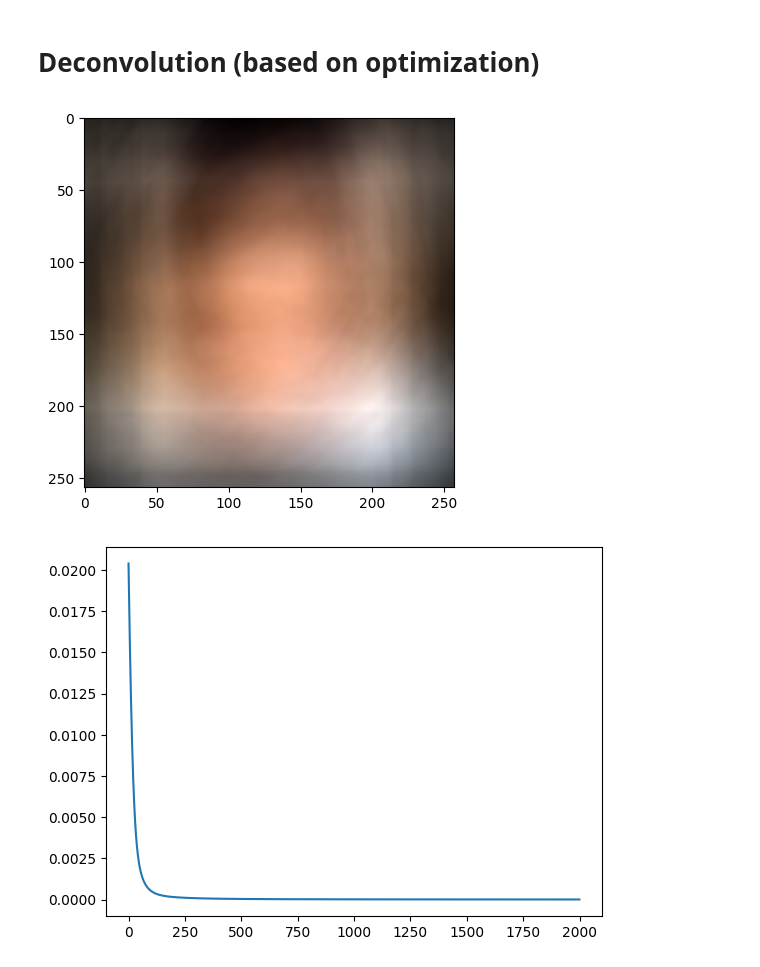
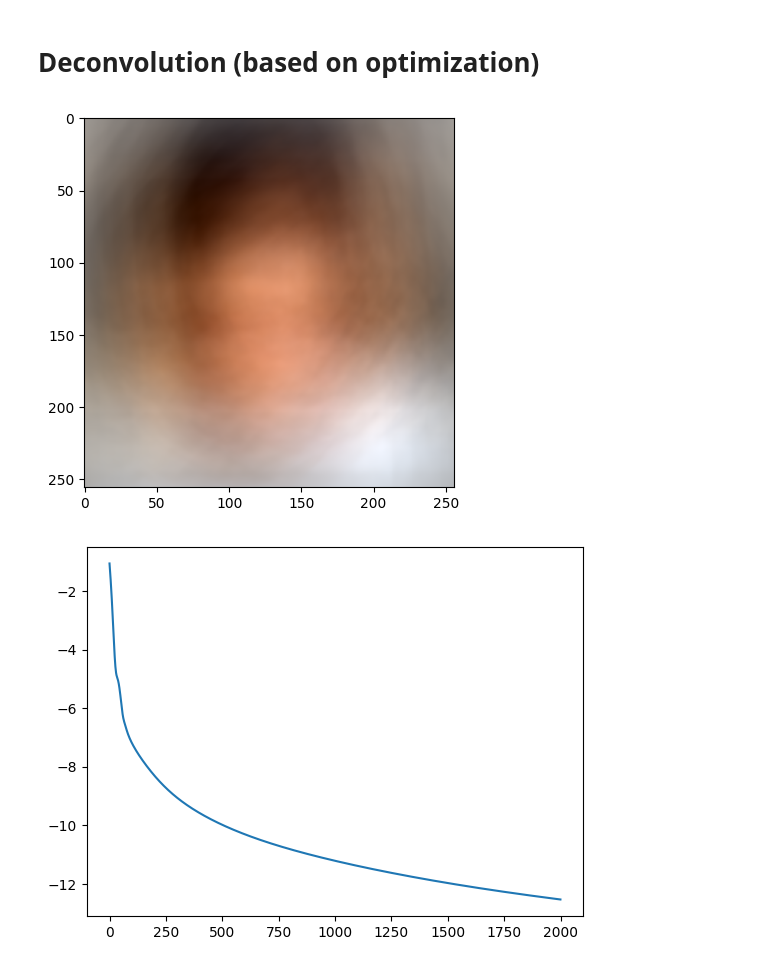
Before and after one commit to ArianaGu/DPS, a Jupyter notebook: plot.ipynb, the cells around one changed output. Drawn from its saved outputs; the diff is of its cells as text; code cells hidden in the pictures.

```diff
--- a/plot.ipynb
+++ b/plot.ipynb
@@ -84,22 +84,14 @@ def next_pow2(n):
 
 for i, ref_img in enumerate(loader):
     print('ref', ref_img.max(), ref_img.min(), ref_img.mean())
-    # ref_img = ref_img/torch.max(torch.flatten(ref_img))
-    # print(ref_img[0].max(), ref_img[0].min())
-    # plt.imshow(ref_img[0].permute(1, 2, 0))
-    # plt.show()
-
-    # psf = psf/torch.max(torch.flatten(psf))
-    # plt.imshow(psf[0].permute(1, 2, 0))
-    # plt.show()
-
     img = clear_color(ref_img)
     plt.imshow(img)
     plt.show()
-    ref_img = torch.tensor(img).permute(2, 0, 1).unsqueeze(0)
-    y = forward(ref_img, psf)
+
+    y = forward(ref_img-ref_img.min(), psf)
 
     print('ref', ref_img.max(), ref_img.min(), ref_img.mean())
+
 
     print('meas', y.max(), y.min(), y.mean())
     img = clear_color(y)
@@ -137,28 +128,28 @@ from tqdm import tqdm
 # %%
 device = 'cuda:0'
 diffuser_cam = DiffuserCamOperator(psf_path, device)
 ref_img = ref_img.to(device)
 y = diffuser_cam.forward(ref_img)
 img = clear_color(y)
 plt.imshow(img)
 plt.show()
 
 recon = torch.rand_like(ref_img, device=device)
 recon.requires_grad = True
-optimizer = torch.optim.Adam([recon], lr=0.005)
+optimizer = torch.optim.Adam([recon], lr=0.04)
 losses = []
 for i in tqdm(range(2000)):
     optimizer.zero_grad()
     loss = torch.nn.functional.mse_loss(diffuser_cam.forward(recon), y)
     loss.backward()
     optimizer.step()
     losses.append(loss.item())
 
-plt.plot(losses)
+plt.plot(np.log(losses))
 plt.show()
 plt.imshow(clear_color(recon))
 plt.axis('off')
 plt.show()
 # %% [output]
-[figure, old version]
+[figure, new version]
-[figure, old version]
+[figure, new version]
```
Also changed, not shown: parts of 3 cells of this notebook, 4 other files.
